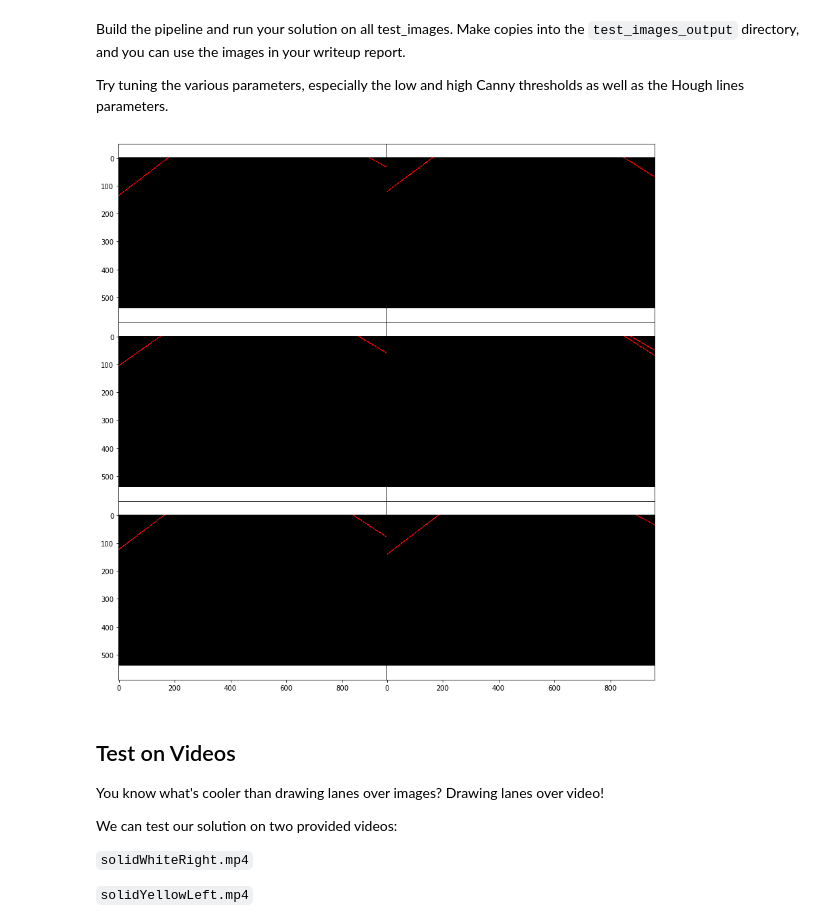
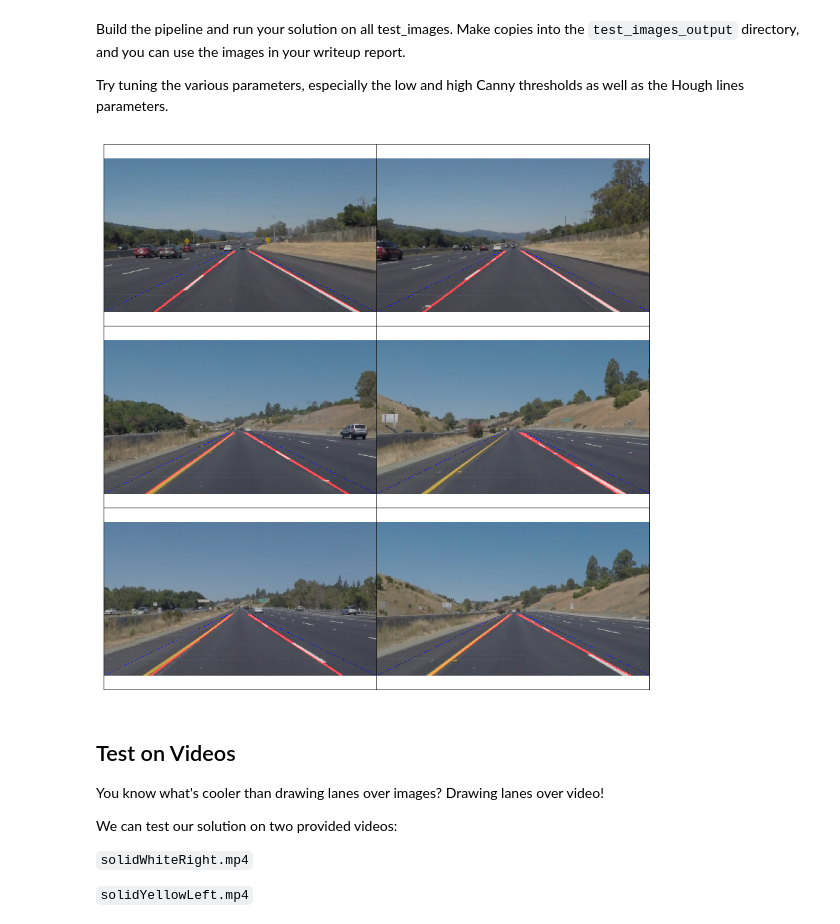
Before and after one commit to falangjoe/self-driving, a Jupyter notebook: CarND-LanesLine-P1/P1.ipynb, the cells around one changed output. Saved outputs shown, nothing was run; the diff lists cells and outputs as text; code cells hidden in the pictures.

Commit message:
adding workin lines

```diff
--- a/CarND-LanesLine-P1/P1.ipynb
+++ b/CarND-LanesLine-P1/P1.ipynb
@@ -197,8 +197,8 @@ def get_lanes_lines(lines, image_shape):
 
     lines = np.squeeze(lines)
 
-    image_width = image.shape[1]
-    image_height= image.shape[0]
+    image_width = image_shape[1]
+    image_height= image_shape[0]
 
     groups = []
 
@@ -236,26 +236,21 @@ def get_lanes_lines(lines, image_shape):
 
     ordered = sorted(groups, key=lambda x: len(x[2]), reverse=True)
 
-    [i1,s1] = np.mean(ordered[0][2], axis=0);
-    [i2,s2] = np.mean(ordered[1][2], axis=0);
+    result = []
 
-    result = [
-        [
-            math.ceil(i1),
-            0,
-            math.ceil(i1 + (image_height / s1)),
-            image_height
-        ],
-        [
-            math.ceil(i2),
-            0,
-            math.ceil(i2 + (image_height / s2)),
-            image_height
-        ]]
+    if len(ordered) > 0:
+        [i1,s1] = np.mean(ordered[0][2], axis=0);
+        lane1 = [math.ceil(i1),image_height,math.ceil(i1 - (image_height / s1)),0]
+        result.append(lane1)
+
+    if len(ordered) > 1:
+        [i2,s2] = np.mean(ordered[1][2], axis=0);
+        lane2 = [math.ceil(i2),image_height,math.ceil(i2 - (image_height / s2)),0]
+        result.append(lane2)
 
     return result
 
-def draw_lines(lines, image_shape, color=[255, 0, 0], thickness=2):
+def draw_lines(lines, image_shape, color=[255, 0, 0], thickness=5):
     """
     NOTE: this is the function you might want to use as a starting point once you want to
     average/extrapolate the line segments you detect to map out the full
@@ -276,7 +271,6 @@ def draw_lines(lines, image_shape, color=[255, 0, 0], thickness=2):
 
     lane_lines = get_lanes_lines(lines,image_shape)
 
-
     for line in lane_lines:
         x1,y1,x2,y2 = line
         cv2.line(line_img, (x1, y1), (x2, y2), color, thickness)
@@ -347,40 +341,41 @@ def lanes_lines(image):
 
     lines_image = draw_lines(lines,image.shape)
 
-    #masked_lines_image = region_of_interest(lines_image, vertices)
+    masked_lines_image = region_of_interest(lines_image, vertices)
 
-    result = weighted_img(lines_image, image)
+    result = weighted_img(masked_lines_image, image)
 
     result = cv2.polylines(result, vertices, color=[0, 0, 255], thickness=1, isClosed = True)
 
-    return lines_image
+
+    return result
 # %%
 def show_images(images, columns = 2):
 
     rows = math.ceil(len(images) / columns)
 
     fig, axes = plt.subplots(
         nrows = rows,
         ncols = columns,
         sharex=True,
         sharey=True,
         figsize=(11,11))
 
     plt.subplots_adjust(left=0,right=1,bottom=0,top=1)
 
     for ii, ax in enumerate(axes.flatten()):
         ax.imshow(images[ii])
-        #ax.xaxis.set_visible(False)
-        #ax.yaxis.set_visible(False)
+        ax.xaxis.set_visible(False)
+        ax.yaxis.set_visible(False)
     plt.subplots_adjust(wspace=0, hspace=0)
 
 directory = "test_images/"
 
 images = [lanes_lines(mpimg.imread(directory + file)) for file in os.listdir(directory)]
 
 show_images(images)
 # %% [output]
-[figure, old version]
+[figure, new version]
 # %% [markdown]
 ## Test on Videos
 
```
Also changed, not shown: parts of 1 cell of this notebook, 3 other files.
